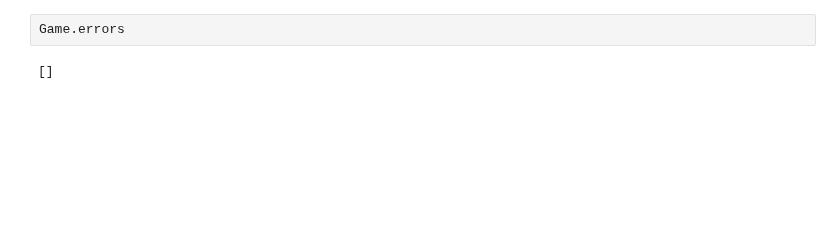
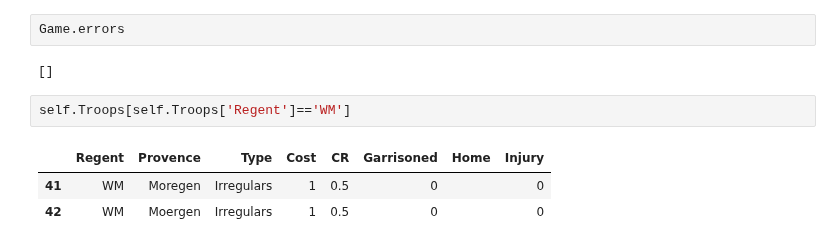
Before and after one commit to NeverForged/Regency, a Jupyter notebook: Code Testing.ipynb, the cells around one changed output. Saved outputs shown, nothing was run; the diff lists cells and outputs as text; blank space fills up the shorter version.

Commit message:
Trying to Solve Troop Movement Issue

```diff
--- a/Code Testing.ipynb
+++ b/Code Testing.ipynb
@@ -110,3 +55,9 @@ df[df["Action"].str.contains('move')]
 Game.errors
 # %% [output]
 []
+# %%
+self.Troops[self.Troops['Regent']=='WM']
+# %% [output]
+|  | Regent | Provence | Type | Cost | CR | Garrisoned | Home | Injury |
+| 41 | WM | Moregen | Irregulars | 1 | 0.5 | 0 |  | 0 |
+| 42 | WM | Moergen | Irregulars | 1 | 0.5 | 0 |  | 0 |
```
Also changed, not shown: parts of 15 cells of this notebook, 4 other files.
